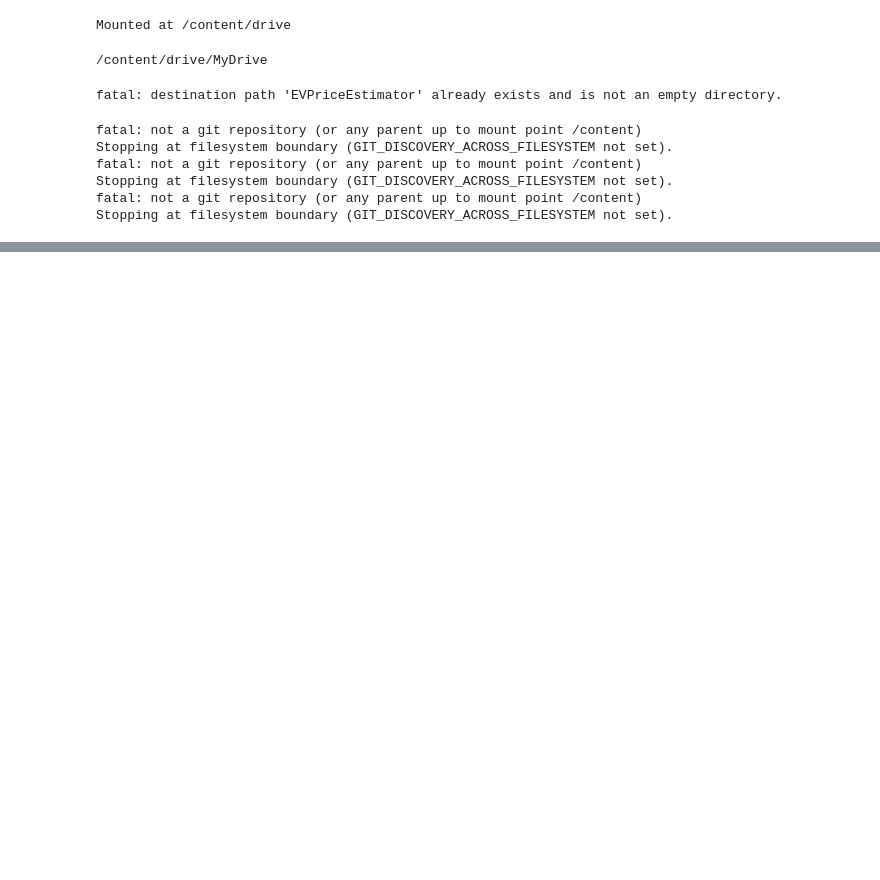
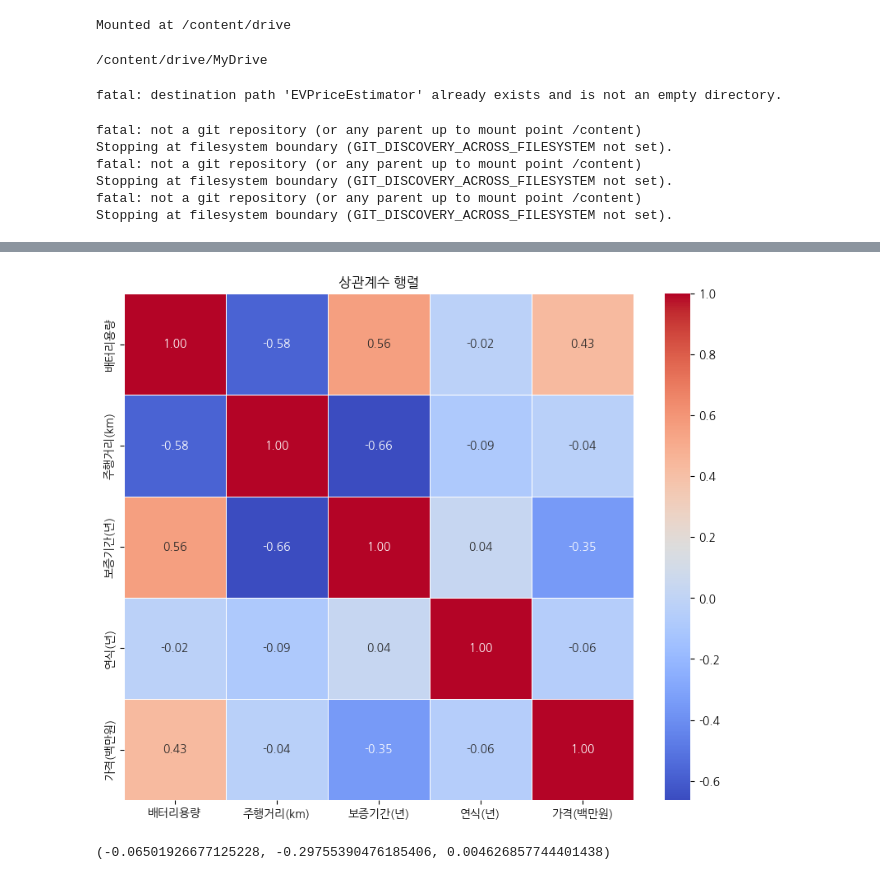
Before and after one commit to friendship-jung/CodingTest_Practice, a Jupyter notebook: 전기차_가격_예측_해커톤.ipynb, the cells around one changed output, grey strips where cells are left out. Drawn from its saved outputs; the diff is of its cells as text; code cells hidden in the pictures; blank space fills up the shorter version.

```diff
--- a/전기차_가격_예측_해커톤.ipynb
+++ b/전기차_가격_예측_해커톤.ipynb
@@ -26,0 +130,28 @@ Stopping at filesystem boundary (GIT_DISCOVERY_ACROSS_FILESYSTEM not set).
+# %%
+# 상관계수 행렬 계산
+correlation_matrix = train[['배터리용량','주행거리(km)', '보증기간(년)','연식(년)', '가격(백만원)']].corr()
+
+# 상관계수 행렬을 시각화
+plt.figure(figsize=(10, 8))
+sns.heatmap(correlation_matrix, annot=True, cmap='coolwarm', fmt=".2f", linewidths=.5)
+plt.title('상관계수 행렬')
+plt.show()
+# %% [output]
+[figure, added]
+# %%
+# 범주형 변수와 가격 변수의 상관 관계를 계산하기 위해, 각 범주형 변수를 수치형으로 변환
+from scipy.stats import pointbiserialr
+
+# 범주형 변수를 숫자형으로 인코딩
+train['차량상태_code'] = train['차량상태'].astype('category').cat.codes
+train['구동방식_code'] = train['구동방식'].astype('category').cat.codes
+train['사고이력_code'] = train['사고이력'].astype('category').cat.codes
+
+# 각 범주형 변수와 가격(백만원)과의 상관관계 계산
+correlation_vehicle_condition = pointbiserialr(train['차량상태_code'], train['가격(백만원)']).correlation
+correlation_drive_type = pointbiserialr(train['구동방식_code'], train['가격(백만원)']).correlation
+correlation_accident_history = pointbiserialr(train['사고이력_code'], train['가격(백만원)']).correlation
+
+correlation_vehicle_condition, correlation_drive_type, correlation_accident_history
+# %% [output]
+(-0.06501926677125228, -0.29755390476185406, 0.004626857744401438)
```
Also changed, not shown: parts of 13 cells of this notebook.
